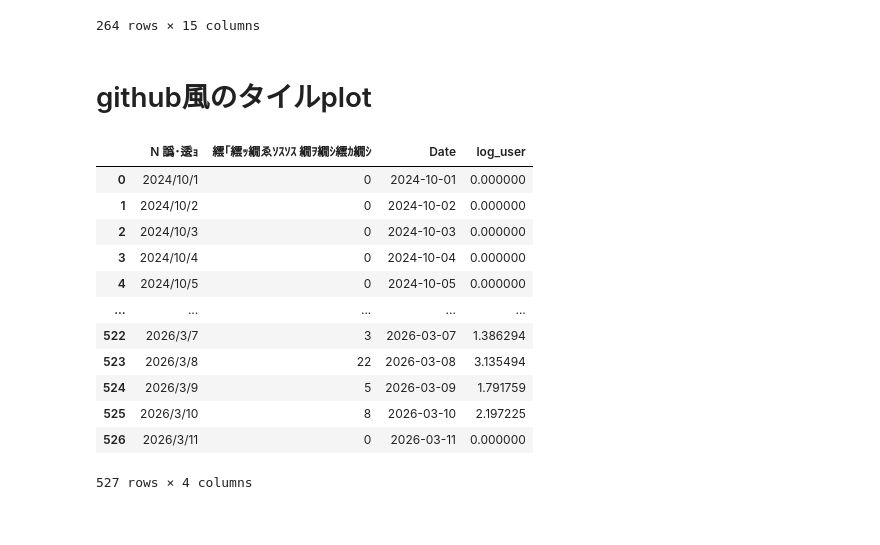
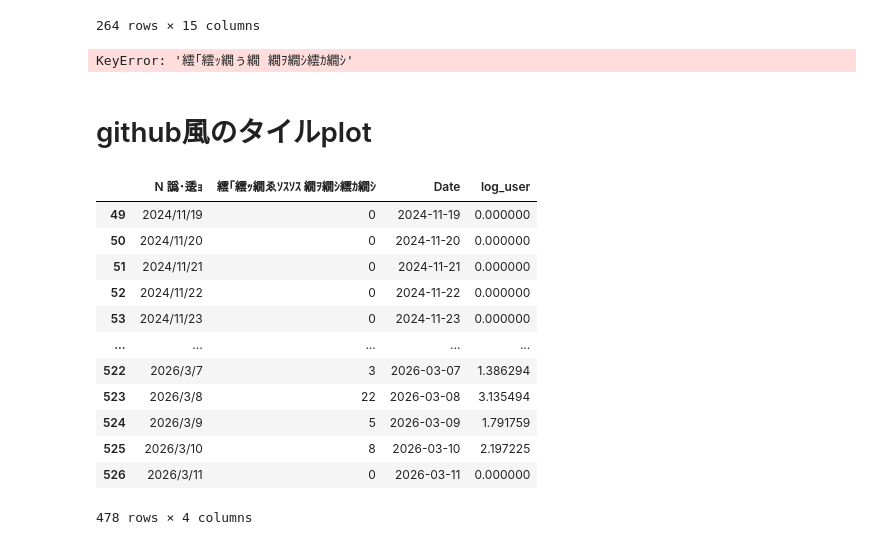
Before and after one commit to Ymgc19/Ymgc19.github.io, a Jupyter notebook: access_data/make_plot.ipynb, the cells around one changed output. Cells and saved outputs as stored; diff of their text form; code cells hidden in the pictures.

```diff
--- a/access_data/make_plot.ipynb
+++ b/access_data/make_plot.ipynb
@@ -107,7 +91,7 @@ fig.update_layout(
     geo=dict(
         showcountries=True,  # 国境を表示
         showcoastlines=True,  # 海岸線を表示
-        coastlinecolor="Gray",
+        coastlinecolor="Grey",
         landcolor="LightYellow"
     ),
     mapbox_style='carto-darkmatter',
@@ -128,6 +112,8 @@ fig.update_layout(
 )
 
 fig.show()
+# %% [output]
+KeyError: '繧｢繧ｯ繝ぅ繝 繝ｦ繝ｼ繧ｶ繝ｼ'
 # %%
 fig.write_html("/Users/yamaguchiyuhei/Desktop/Ymgc19.github.io/html_figures/access_map.html")
 # %% [markdown]
@@ -135,22 +121,23 @@ fig.write_html("/Users/yamaguchiyuhei/Desktop/Ymgc19.github.io/html_figures/acce
 # %%
 df = pd.read_csv("../access_data/レポートのスナップショット.csv", encoding="shift-jis")
 df["Date"] = pd.to_datetime(df["N 譌･逶ｮ"])
 df["log_user"] = df["繧｢繧ｯ繝ゑｿｽｿｽ 繝ｦ繝ｼ繧ｶ繝ｼ"].map(lambda x: np.log(x + 1))
+df = df[df["Date"] >= "2024-11-19"]
 df
 # %% [output]
 |  | N 譌･逶ｮ | 繧｢繧ｯ繝ゑｿｽｿｽ 繝ｦ繝ｼ繧ｶ繝ｼ | Date | log_user |
-| 0 | 2024/10/1 | 0 | 2024-10-01 | 0.000000 |
-| 1 | 2024/10/2 | 0 | 2024-10-02 | 0.000000 |
-| 2 | 2024/10/3 | 0 | 2024-10-03 | 0.000000 |
-| 3 | 2024/10/4 | 0 | 2024-10-04 | 0.000000 |
-| 4 | 2024/10/5 | 0 | 2024-10-05 | 0.000000 |
+| 49 | 2024/11/19 | 0 | 2024-11-19 | 0.000000 |
+| 50 | 2024/11/20 | 0 | 2024-11-20 | 0.000000 |
+| 51 | 2024/11/21 | 0 | 2024-11-21 | 0.000000 |
+| 52 | 2024/11/22 | 0 | 2024-11-22 | 0.000000 |
+| 53 | 2024/11/23 | 0 | 2024-11-23 | 0.000000 |
 | ... | ... | ... | ... | ... |
 | 522 | 2026/3/7 | 3 | 2026-03-07 | 1.386294 |
 | 523 | 2026/3/8 | 22 | 2026-03-08 | 3.135494 |
 | 524 | 2026/3/9 | 5 | 2026-03-09 | 1.791759 |
 | 525 | 2026/3/10 | 8 | 2026-03-10 | 2.197225 |
 | 526 | 2026/3/11 | 0 | 2026-03-11 | 0.000000 |
-527 rows × 4 columns
+478 rows × 4 columns
 # %%
 fig = calplot(df, x='Date', y="log_user", colorscale='Blues')
 
```
Also changed, not shown: parts of 2 cells of this notebook, 3 other files.
